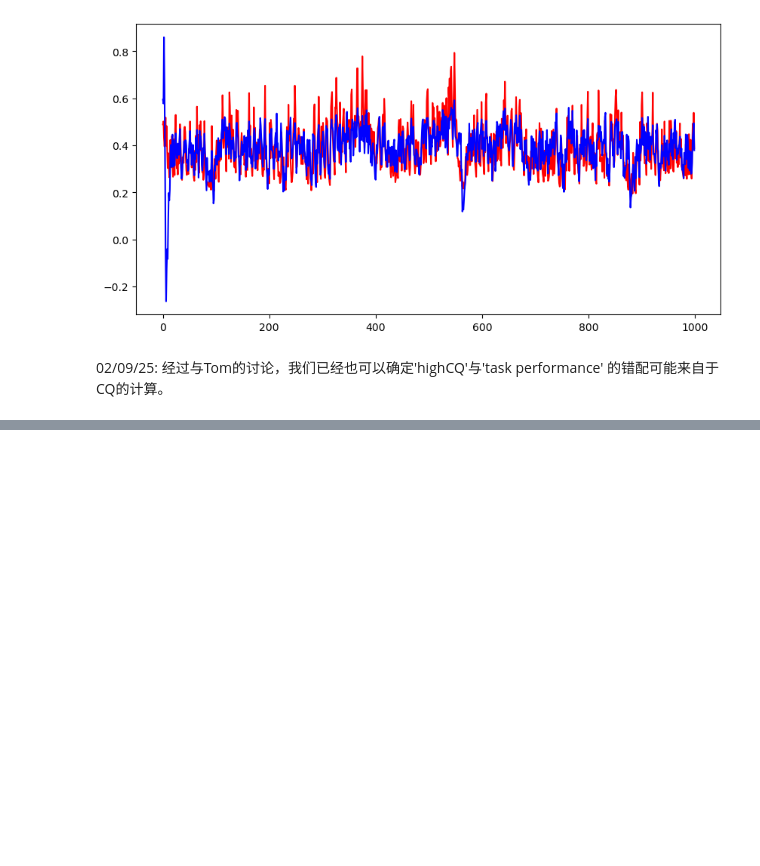
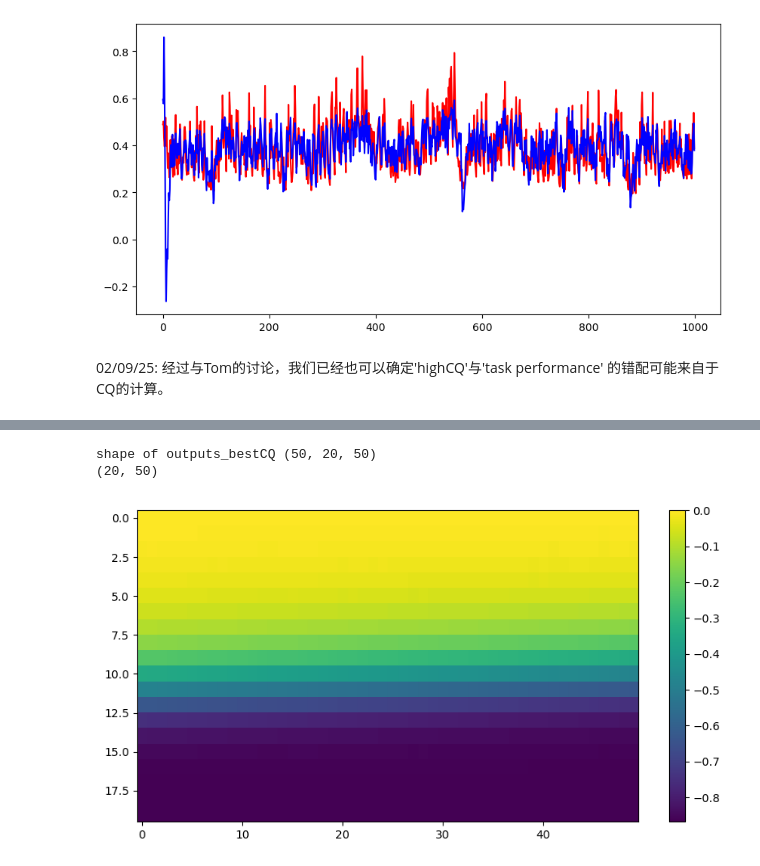
Before and after one commit to VvvpC/spnc_taskindependent_metrics, a Jupyter notebook: Test_Temporary/test_bestCQ_nomemory.ipynb, the cells around one changed output, grey strips where cells are left out. Saved outputs shown, nothing was run; the diff lists cells and outputs as text; code cells hidden in the pictures; blank space fills up the shorter version.

```diff
--- a/Test_Temporary/test_bestCQ_nomemory.ipynb
+++ b/Test_Temporary/test_bestCQ_nomemory.ipynb
@@ -693,0 +727,22 @@ plt.show()
+# %%
+# 直观地对比bestMC和bestCQ的差异
+params_bestCQ = ReservoirParams(
+            h=0.4, m0=0.00636114267244565, Nvirt=50, beta_prime=27.5044435911311,
+            params={'theta': 0.01, 'gamma': 0.308759977781925, 'Nvirt': 50}
+        )
+
+params_bestMC = ReservoirParams(
+            h=0.4, m0=0.008, Nvirt=50, beta_prime=	50.0,
+            params={'theta': 0.156493838858319, 'gamma': 0.0460842584494091, 'Nvirt': 50}
+        )
+print('#########################')
+print('bestCQ')
+KR_bestCQ, GR_bestCQ, GR_states_bestCQ, KR_states_bestCQ, outputs_bestCQ, States_bestCQ, Normalized_States_bestCQ = evaluate_KRandGR(params_bestCQ, threshold=0.001)
+print('KR_bestCQ, GR_bestCQ', KR_bestCQ, GR_bestCQ)
+print('#########################')
+
+print('#########################')
+print('bestMC')
+KR_bestMC, GR_bestMC, GR_states_bestMC, KR_states_bestMC, outputs_bestMC, States_bestMC, Normalized_States_bestMC = evaluate_KRandGR(params_bestMC, threshold=0.001)
+print('KR_bestMC, GR_bestMC', KR_bestMC, GR_bestMC)
+print('#########################')
@@ -693,0 +758,16 @@ plt.show()
+# %%
+print('shape of outputs_bestCQ',np.shape(outputs_bestCQ))
+print(np.shape(outputs_bestCQ[1]))
+
+# 我想了解outputs_bestCQ中的元素数值分布
+print(outputs_bestCQ[1])
+
+# shape of outputs_bestCQ (50, 20, 50),
+plt.figure(figsize=(10, 5))
+plt.imshow(outputs_bestCQ[1], aspect='auto')
+plt.colorbar()
+plt.show()
+# %% [output]
+shape of outputs_bestCQ (50, 20, 50)
+(20, 50)
+[figure, added]
```
Also changed, not shown: parts of 12 cells of this notebook, 3 other files.
